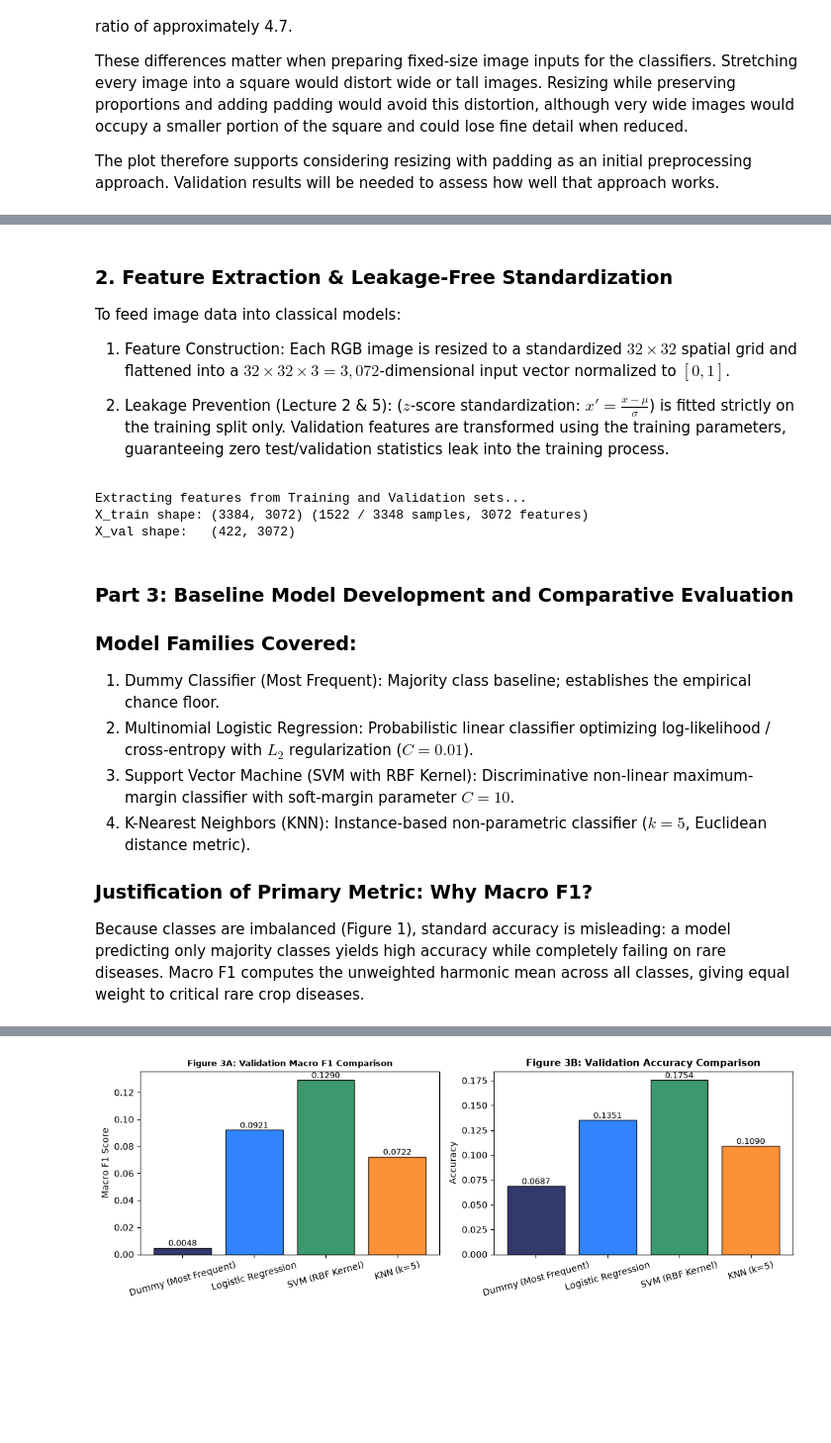
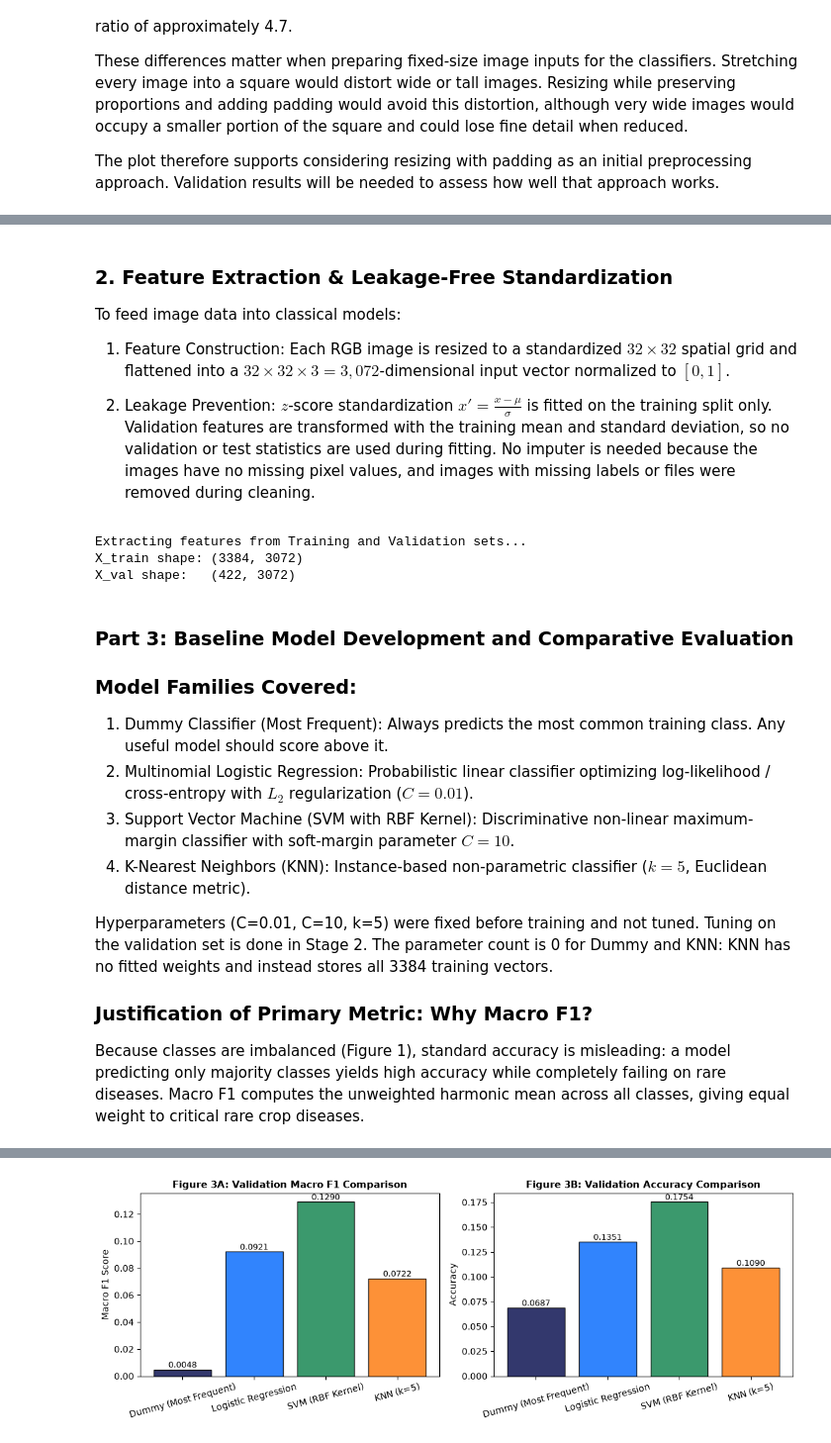
Before and after one commit to lmurariuUWO/DS3000_Project_Group04, a Jupyter notebook: DS3000_Project_Group04.ipynb, the cells around one changed output, grey strips where cells are left out. Shown at 99% size. Saved outputs shown, nothing was run; the diff lists cells and outputs as text; code cells hidden in the pictures; blank space fills up the shorter version.

Commit message:
Rename notebook to Group04, clean up leftover paths, prints and wording, and rerun from top-to-bottom

```diff
--- a/DS3000_Project_Group16.ipynb
+++ b/DS3000_Project_Group04.ipynb
@@ -476,7 +473,7 @@ Summary of Data Partition Architecture:
 To feed image data into classical models:
 1. Feature Construction: Each RGB image is resized to a standardized $32 \times 32$ spatial grid and flattened into a $32 \times 32 \times 3 = 3,072$-dimensional input vector normalized to $[0, 1]$.
 
-2. Leakage Prevention (Lecture 2 & 5): ($z$-score standardization: $x' = \frac{x - \mu}{\sigma}$) is fitted strictly on the training split only. Validation features are transformed using the training parameters, guaranteeing zero test/validation statistics leak into the training process.
+2. Leakage Prevention: $z$-score standardization $x' = \frac{x - \mu}{\sigma}$ is fitted on the training split only. Validation features are transformed with the training mean and standard deviation, so no validation or test statistics are used during fitting. No imputer is needed because the images have no missing pixel values, and images with missing labels or files were removed during cleaning.
 # %%
 # Feature Extraction: 32x32 RGB Image Flattening & Training-Set Scaler
 import numpy as np
@@ -490,20 +487,15 @@ def extract_features(annotations, labels_dict, split_name):
     cat_map = {c["id"]: c["name"] for c in annotations["categories"]}
     for img in annotations["images"]:
         if img["id"] in labels_dict:
-            # Path search to support both group and local paths
-            p = data_folder / split_name / img["file_name"]
-            if not p.is_file():
-                p = Path("data/raw") / split_name / img["file_name"]
-            if not p.is_file():
-                p = Path("../Project/data/raw") / split_name / img["file_name"]
-            if not p.is_file():
-                continue
+          p = data_folder / split_name / img["file_name"]
+          if not p.is_file():
+            continue
 
-            with Image.open(p) as im:
-                arr = np.asarray(im.convert("RGB").resize((SIZE, SIZE))).ravel() / 255.0
-            X.append(arr)
-            cat_id = next(iter(labels_dict[img["id"]]))
-            y.append(cat_map[cat_id])
+          with Image.open(p) as im:
+            arr = np.asarray(im.convert("RGB").resize((SIZE, SIZE))).ravel() / 255.0
+          X.append(arr)
+          cat_id = next(iter(labels_dict[img["id"]]))
+          y.append(cat_map[cat_id])
     return np.array(X, dtype=np.float32), np.array(y)
 
 print("Extracting features from Training and Validation sets...")
@@ -515,21 +507,23 @@ scaler = StandardScaler().fit(X_train)
 X_train_scaled = scaler.transform(X_train)
 X_val_scaled = scaler.transform(X_val)
 
-print(f"X_train shape: {X_train_scaled.shape} (1522 / 3348 samples, 3072 features)")
+print(f"X_train shape: {X_train_scaled.shape}")
 print(f"X_val shape:   {X_val_scaled.shape}")
 # %% [output]
 Extracting features from Training and Validation sets...
-X_train shape: (3384, 3072) (1522 / 3348 samples, 3072 features)
+X_train shape: (3384, 3072)
 X_val shape:   (422, 3072)
 # %% [markdown]
 ### Part 3: Baseline Model Development and Comparative Evaluation
 
 ### Model Families Covered:
-1. Dummy Classifier (Most Frequent): Majority class baseline; establishes the empirical chance floor.
+1. Dummy Classifier (Most Frequent): Always predicts the most common training class. Any useful model should score above it.
 2. Multinomial Logistic Regression: Probabilistic linear classifier optimizing log-likelihood / cross-entropy with $L_2$ regularization ($C=0.01$).
 3. Support Vector Machine (SVM with RBF Kernel): Discriminative non-linear maximum-margin classifier with soft-margin parameter $C=10$.
 4. K-Nearest Neighbors (KNN): Instance-based non-parametric classifier ($k=5$, Euclidean distance metric).
 
+Hyperparameters (C=0.01, C=10, k=5) were fixed before training and not tuned. Tuning on the validation set is done in Stage 2. The parameter count is 0 for Dummy and KNN: KNN has no fitted weights and instead stores all 3384 training vectors.
+
 ### Justification of Primary Metric: Why Macro F1?
 Because classes are imbalanced (Figure 1), standard accuracy is misleading: a model predicting only majority classes yields high accuracy while completely failing on rare diseases. Macro F1 computes the unweighted harmonic mean across all classes, giving equal weight to critical rare crop diseases.
 # %%
@@ -593,28 +587,28 @@ Stage 1 Baseline Comparison Table (Evaluated on Validation Split):
 # %%
 # Figure 3: Baseline Performance Comparison Bar Chart
 fig, (ax1, ax2) = plt.subplots(1, 2, figsize=(11, 4))
 colors = ["#0f1554", "#0d6efd", "#198754", "#fd7e14"]
 
 bars1 = ax1.bar(results_df["Model"], results_df["Val Macro F1"], color=colors, edgecolor="black", alpha=0.85)
-ax1.set_title("Figure 3A: Validation Macro F1 Comparison", fontsize=9, fontweight="bold")
+ax1.set_title("Figure 3A: Validation Macro F1 Comparison", fontsize = 11, fontweight="bold")
 ax1.set_ylabel("Macro F1 Score")
 ax1.tick_params(axis='x', rotation=15)
 for bar in bars1:
     yval = bar.get_height()
     ax1.text(bar.get_x() + bar.get_width()/2.0, yval + 0.0001, f"{yval:.4f}", ha='center', va='bottom', fontsize=9)
 
 bars2 = ax2.bar(results_df["Model"], results_df["Val Accuracy"], color=colors, edgecolor="black", alpha=0.85)
 ax2.set_title("Figure 3B: Validation Accuracy Comparison", fontsize=11, fontweight="bold")
 ax2.set_ylabel("Accuracy")
 ax2.tick_params(axis='x', rotation=15)
 for bar in bars2:
     yval = bar.get_height()
     ax2.text(bar.get_x() + bar.get_width()/2.0, yval + 0.0001, f"{yval:.4f}", ha='center', va='bottom', fontsize=9)
 
 plt.tight_layout()
 plt.show()
 # %% [output]
-[figure, old version]
+[figure, new version]
 # %% [markdown]
 ### Part 4: Conclusions & Risks
 
```
Also changed, not shown: parts of 9 cells of this notebook.
